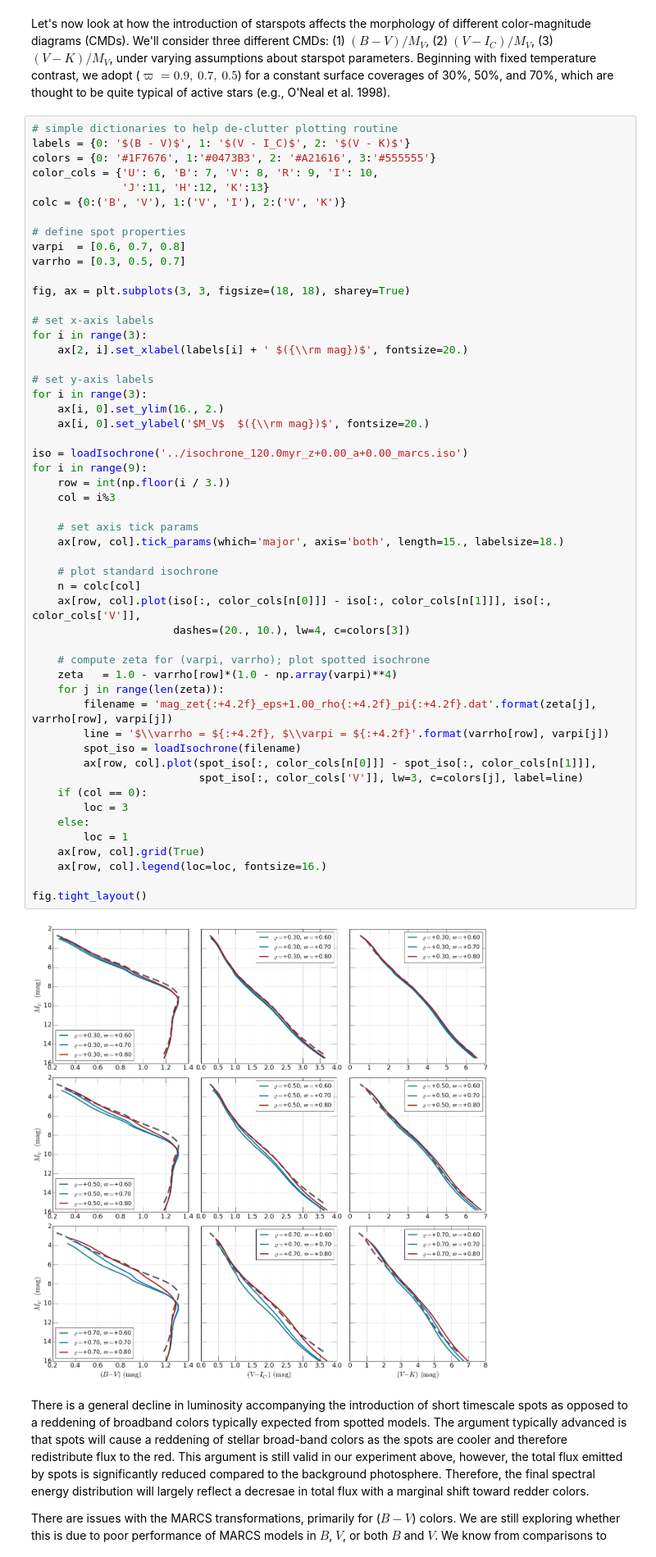
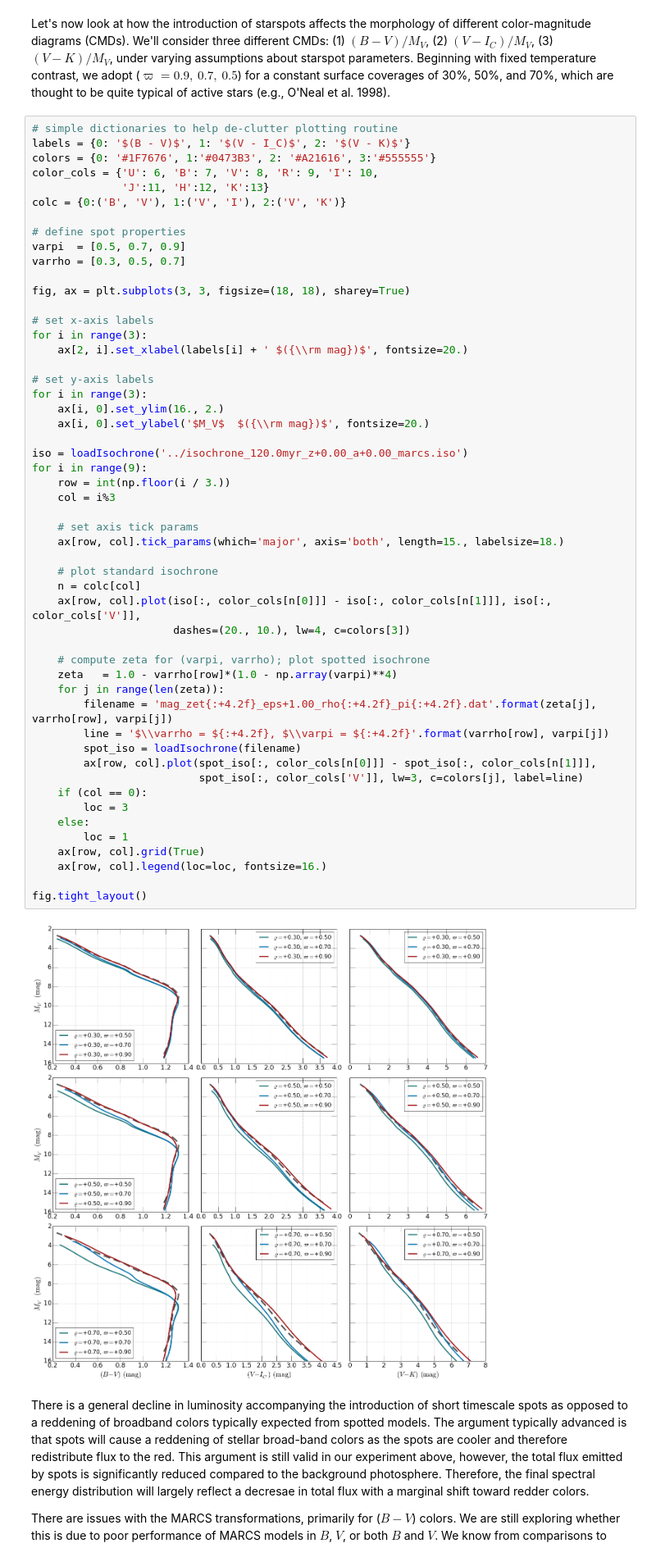
Before and after one commit to gfeiden/Notebook, a Jupyter notebook: Projects/ngc2516_spots/sta_spots_cmds.ipynb, the cells around one changed output. Shown at 82% size. Cells and saved outputs as stored; diff of their text form.

```diff
--- a/Projects/ngc2516_spots/sta_spots_cmds.ipynb
+++ b/Projects/ngc2516_spots/sta_spots_cmds.ipynb
@@ -31,7 +31,7 @@ color_cols = {'U': 6, 'B': 7, 'V': 8, 'R': 9, 'I': 10,
 colc = {0:('B', 'V'), 1:('V', 'I'), 2:('V', 'K')}
 
 # define spot properties
-varpi  = [0.6, 0.7, 0.8]
+varpi  = [0.5, 0.7, 0.9]
 varrho = [0.3, 0.5, 0.7]
 
 fig, ax = plt.subplots(3, 3, figsize=(18, 18), sharey=True)
@@ -48,34 +48,34 @@ for i in range(3):
 iso = loadIsochrone('../isochrone_120.0myr_z+0.00_a+0.00_marcs.iso')
 for i in range(9):
     row = int(np.floor(i / 3.))
     col = i%3
 
     # set axis tick params
     ax[row, col].tick_params(which='major', axis='both', length=15., labelsize=18.)
 
     # plot standard isochrone
     n = colc[col]
     ax[row, col].plot(iso[:, color_cols[n[0]]] - iso[:, color_cols[n[1]]], iso[:, color_cols['V']],
                       dashes=(20., 10.), lw=4, c=colors[3])
 
     # compute zeta for (varpi, varrho); plot spotted isochrone
     zeta   = 1.0 - varrho[row]*(1.0 - np.array(varpi)**4)
     for j in range(len(zeta)):
         filename = 'mag_zet{:+4.2f}_eps+1.00_rho{:+4.2f}_pi{:+4.2f}.dat'.format(zeta[j], varrho[row], varpi[j])
         line = '$\\varrho = ${:+4.2f}, $\\varpi = ${:+4.2f}'.format(varrho[row], varpi[j])
         spot_iso = loadIsochrone(filename)
         ax[row, col].plot(spot_iso[:, color_cols[n[0]]] - spot_iso[:, color_cols[n[1]]],
                           spot_iso[:, color_cols['V']], lw=3, c=colors[j], label=line)
     if (col == 0):
         loc = 3
     else:
         loc = 1
     ax[row, col].grid(True)
     ax[row, col].legend(loc=loc, fontsize=16.)
 
 fig.tight_layout()
 # %% [output]
-[figure, old version]
+[figure, new version]
 # %% [markdown]
 There is a general decline in luminosity accompanying the introduction of short timescale spots as opposed to a reddening of broadband colors typically expected from spotted models. The argument typically advanced is that spots will cause a reddening of stellar broad-band colors as the spots are cooler and therefore redistribute flux to the red. This argument is still valid in our experiment above, however, the total flux emitted by spots is significantly reduced compared to the background photosphere. Therefore, the final spectral energy distribution will largely reflect a decresae in total flux with a marginal shift toward redder colors.
 
```
Also changed, not shown: parts of 5 cells of this notebook.
